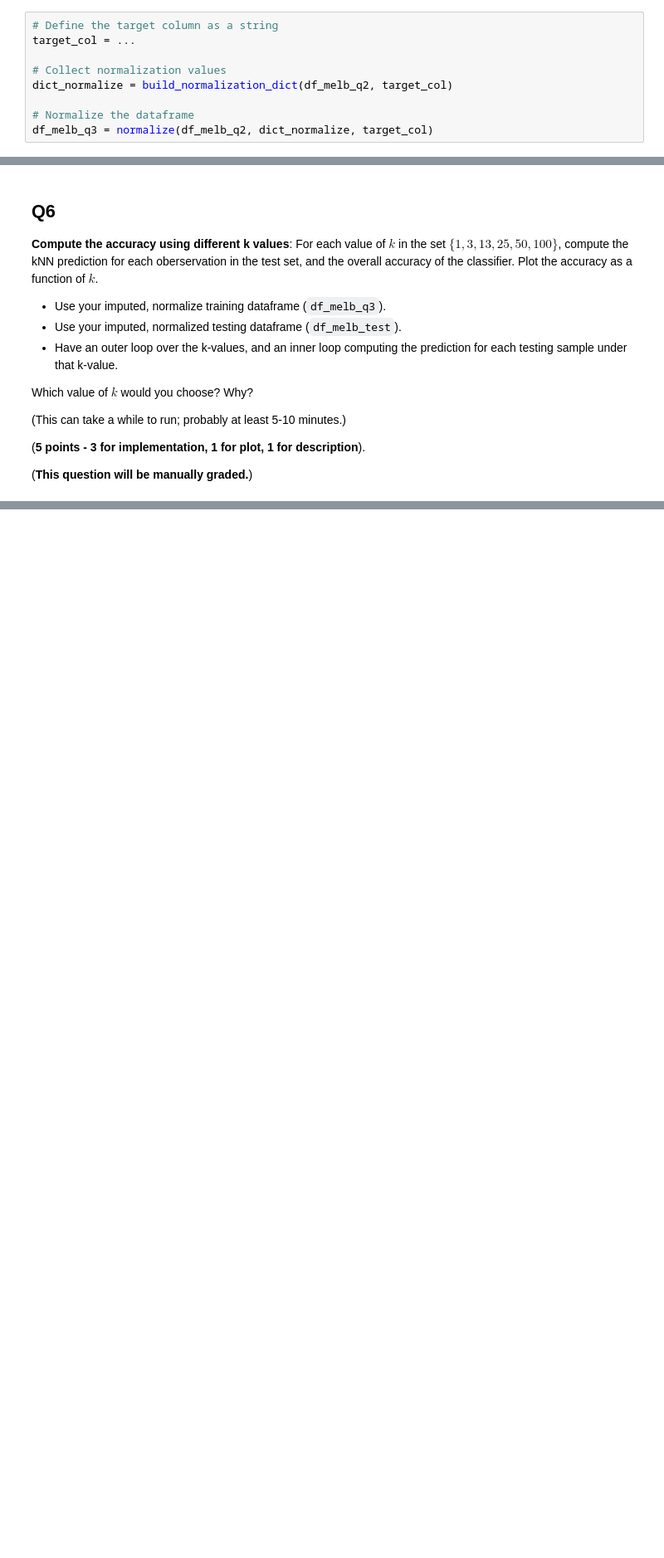
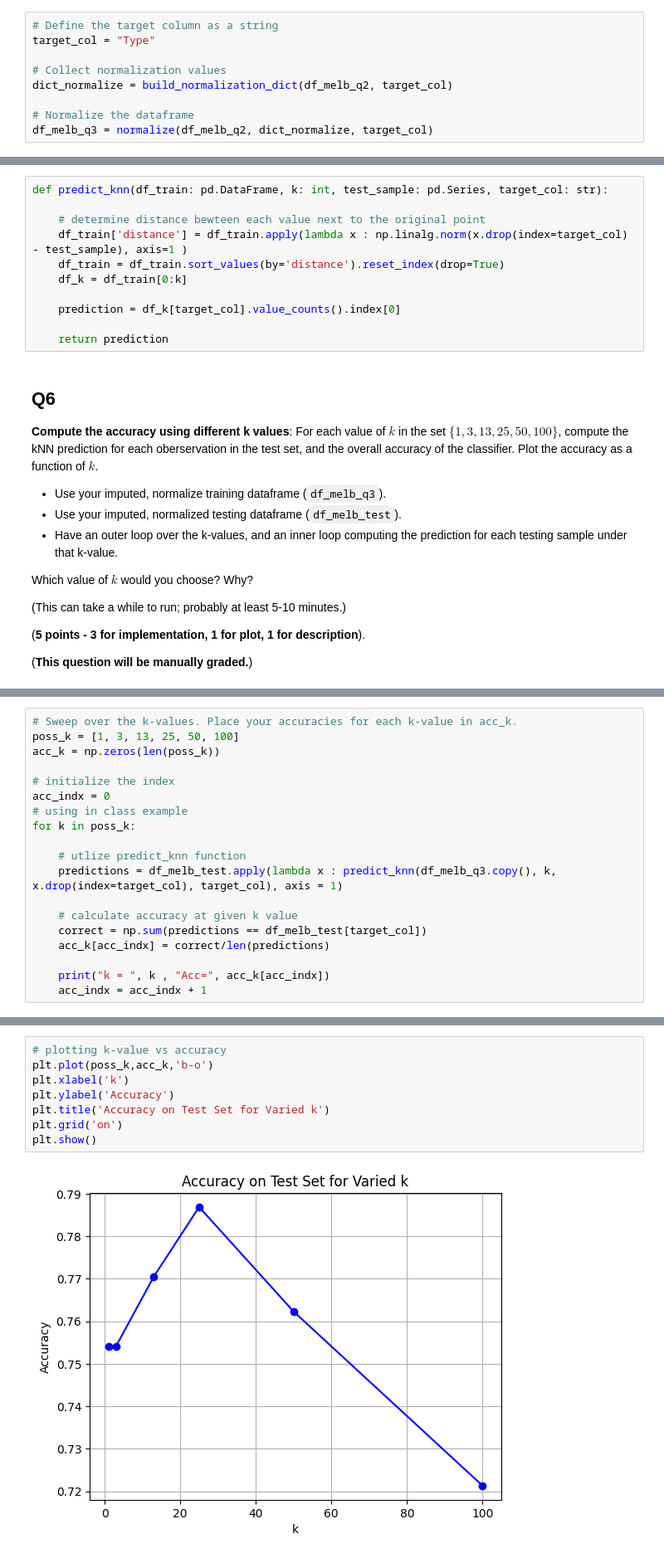
Before and after one commit to leiandas/CS329E-Assignments, a Jupyter notebook: Assignment 8/329e_HW08.ipynb, the cells around one changed output, grey strips where cells are left out. Shown at 83% size. Drawn from its saved outputs; the diff is of its cells as text; blank space fills up the shorter version.

```diff
--- a/Assignment 8/329e_HW08.ipynb
+++ b/Assignment 8/329e_HW08.ipynb
@@ -227,7 +233,7 @@ def normalize(df, dict_normalize, target_col):
     return df
 # %%
 # Define the target column as a string
-target_col = ...
+target_col = "Type"
 
 # Collect normalization values
 dict_normalize = build_normalization_dict(df_melb_q2, target_col)
@@ -310,3 +323,14 @@ def predict_knn(df_train: pd.DataFrame, k: int,
+# %%
+def predict_knn(df_train: pd.DataFrame, k: int, test_sample: pd.Series, target_col: str):
+
+    # determine distance bewteen each value next to the original point
+    df_train['distance'] = df_train.apply(lambda x : np.linalg.norm(x.drop(index=target_col) - test_sample), axis=1 )
+    df_train = df_train.sort_values(by='distance').reset_index(drop=True)
+    df_k = df_train[0:k]
+
+    prediction = df_k[target_col].value_counts().index[0]
+
+    return prediction
 # %% [markdown]
 <!-- END QUESTION -->
 
@@ -339,0 +354,19 @@ acc_k = []
+# %%
+# Sweep over the k-values. Place your accuracies for each k-value in acc_k.
+poss_k = [1, 3, 13, 25, 50, 100]
+acc_k = np.zeros(len(poss_k))
+
+# initialize the index
+acc_indx = 0
+# using in class example
+for k in poss_k:
+
+    # utlize predict_knn function
+    predictions = df_melb_test.apply(lambda x : predict_knn(df_melb_q3.copy(), k, x.drop(index=target_col), target_col), axis = 1)
+
+    # calculate accuracy at given k value
+    correct = np.sum(predictions == df_melb_test[target_col])
+    acc_k[acc_indx] = correct/len(predictions)
+
+    print("k = ", k , "Acc=", acc_k[acc_indx])
+    acc_indx = acc_indx + 1
@@ -339,0 +380,10 @@ acc_k = []
+# %%
+# plotting k-value vs accuracy
+plt.plot(poss_k,acc_k,'b-o')
+plt.xlabel('k')
+plt.ylabel('Accuracy')
+plt.title('Accuracy on Test Set for Varied k')
+plt.grid('on')
+plt.show()
+# %% [output]
+[figure, added]
```
Also changed, not shown: parts of 11 cells of this notebook.
